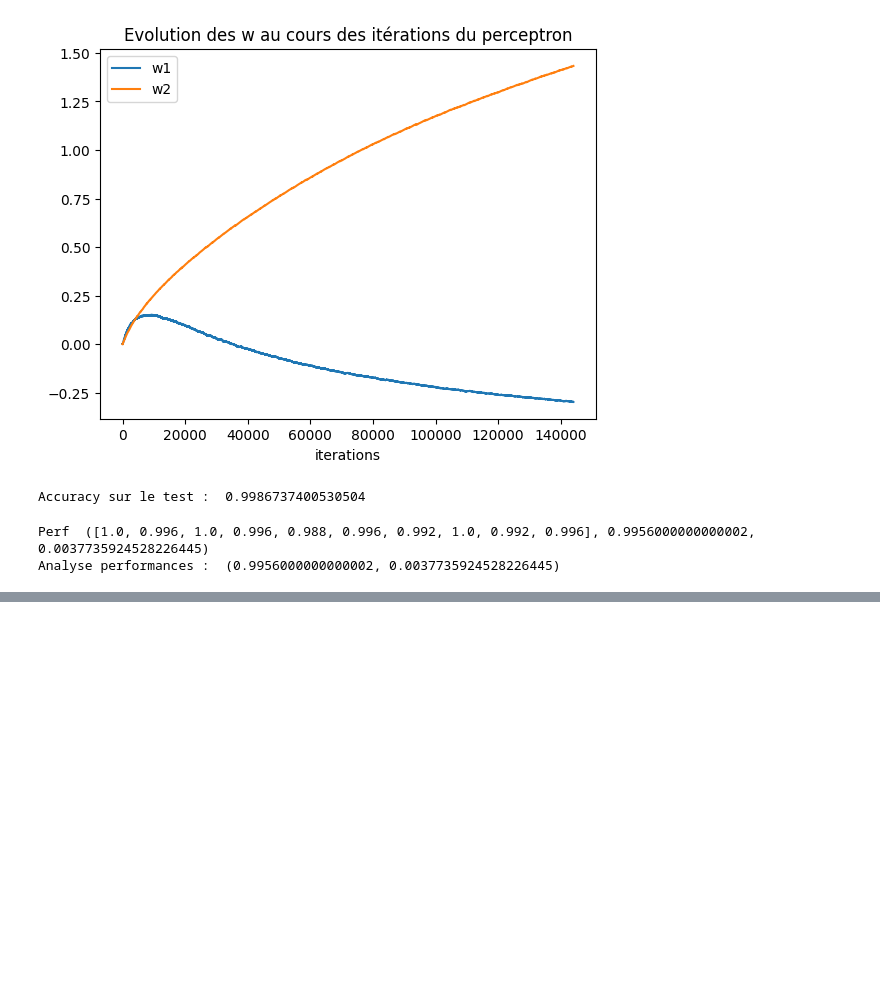
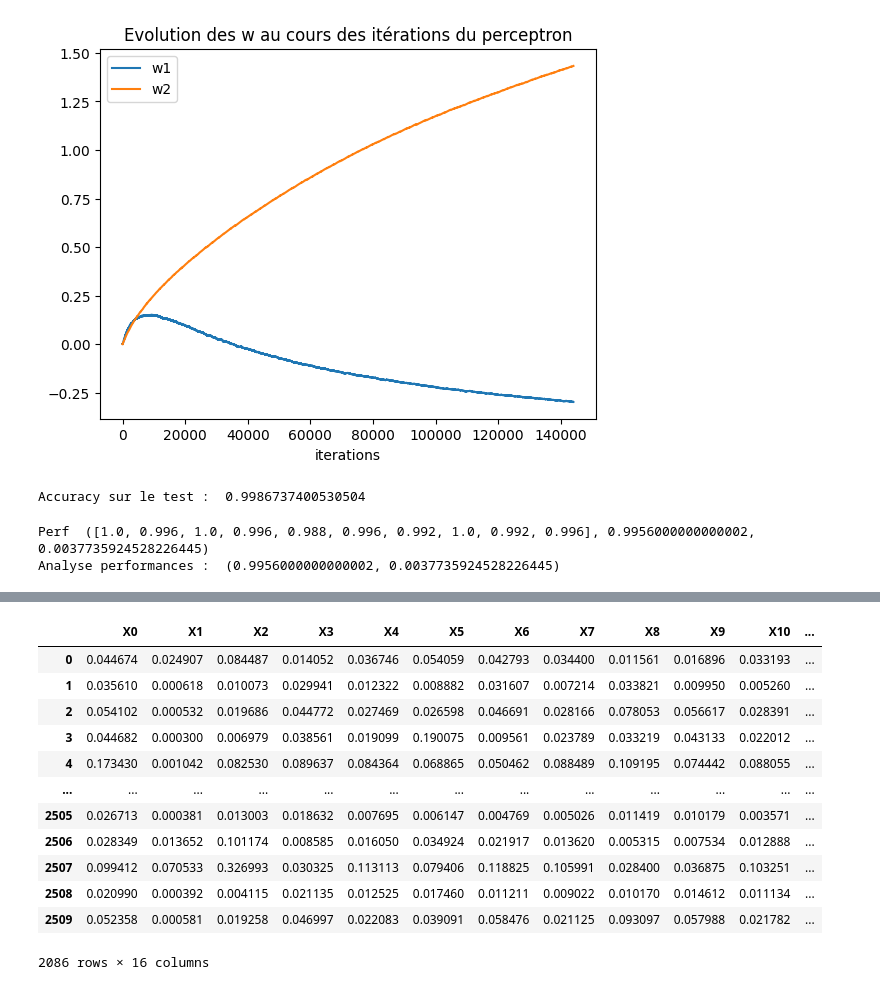
Before and after one commit to iLykTurtlz/MLAlgorithms3, a Jupyter notebook: Projet2/projet-2-paul.ipynb, the cells around one changed output, grey strips where cells are left out. Cells and saved outputs as stored; diff of their text form; code cells hidden in the pictures; blank space fills up the shorter version.

```diff
--- a/Projet2/projet-2-paul.ipynb
+++ b/Projet2/projet-2-paul.ipynb
@@ -791,0 +798,5 @@ Analyse performances :  (0.9956000000000002, 0.0037735924528226445)
+# %%
+df_X = pd.DataFrame(data=X, columns = ["X"+str(i) for i in range(X.shape[1])])
+df_Y = pd.DataFrame(data=Y, columns = ["Labels"])
+# %%
+C, U = clust.kmoyennes(2, df_X, 0.0001, 1000, verbose = True)
@@ -791,0 +812,16 @@ Analyse performances :  (0.9956000000000002, 0.0037735924528226445)
+# %%
+df_X.iloc[U[0]]
+# %% [output]
+|  | X0 | X1 | X2 | X3 | X4 | X5 | X6 | X7 | X8 | X9 | X10 | ... |
+| 0 | 0.044674 | 0.024907 | 0.084487 | 0.014052 | 0.036746 | 0.054059 | 0.042793 | 0.034400 | 0.011561 | 0.016896 | 0.033193 | ... |
+| 1 | 0.035610 | 0.000618 | 0.010073 | 0.029941 | 0.012322 | 0.008882 | 0.031607 | 0.007214 | 0.033821 | 0.009950 | 0.005260 | ... |
+| 2 | 0.054102 | 0.000532 | 0.019686 | 0.044772 | 0.027469 | 0.026598 | 0.046691 | 0.028166 | 0.078053 | 0.056617 | 0.028391 | ... |
+| 3 | 0.044682 | 0.000300 | 0.006979 | 0.038561 | 0.019099 | 0.190075 | 0.009561 | 0.023789 | 0.033219 | 0.043133 | 0.022012 | ... |
+| 4 | 0.173430 | 0.001042 | 0.082530 | 0.089637 | 0.084364 | 0.068865 | 0.050462 | 0.088489 | 0.109195 | 0.074442 | 0.088055 | ... |
+| ... | ... | ... | ... | ... | ... | ... | ... | ... | ... | ... | ... | ... |
+| 2505 | 0.026713 | 0.000381 | 0.013003 | 0.018632 | 0.007695 | 0.006147 | 0.004769 | 0.005026 | 0.011419 | 0.010179 | 0.003571 | ... |
+| 2506 | 0.028349 | 0.013652 | 0.101174 | 0.008585 | 0.016050 | 0.034924 | 0.021917 | 0.013620 | 0.005315 | 0.007534 | 0.012888 | ... |
+| 2507 | 0.099412 | 0.070533 | 0.326993 | 0.030325 | 0.113113 | 0.079406 | 0.118825 | 0.105991 | 0.028400 | 0.036875 | 0.103251 | ... |
+| 2508 | 0.020990 | 0.000392 | 0.004115 | 0.021135 | 0.012525 | 0.017460 | 0.011211 | 0.009022 | 0.010170 | 0.014612 | 0.011134 | ... |
+| 2509 | 0.052358 | 0.000581 | 0.019258 | 0.046997 | 0.022083 | 0.039091 | 0.058476 | 0.021125 | 0.093097 | 0.057988 | 0.021782 | ... |
+2086 rows × 16 columns
```
Also changed, not shown: parts of 6 cells of this notebook, 1 other file.
